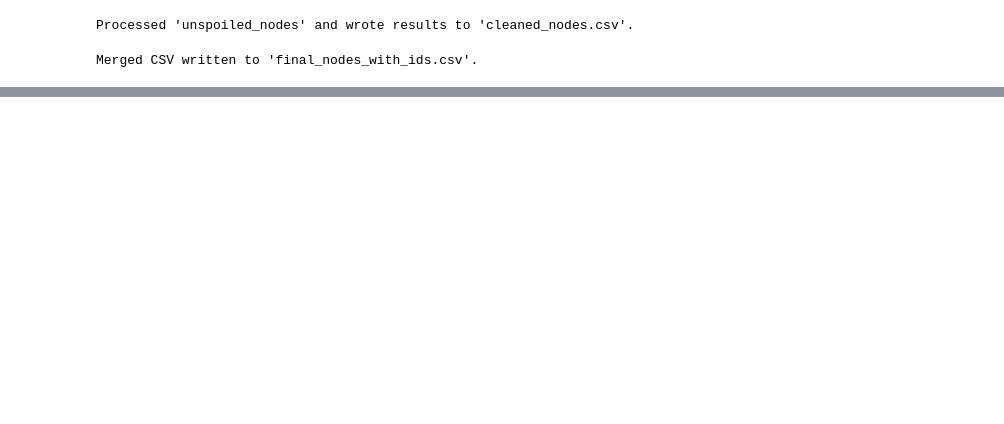
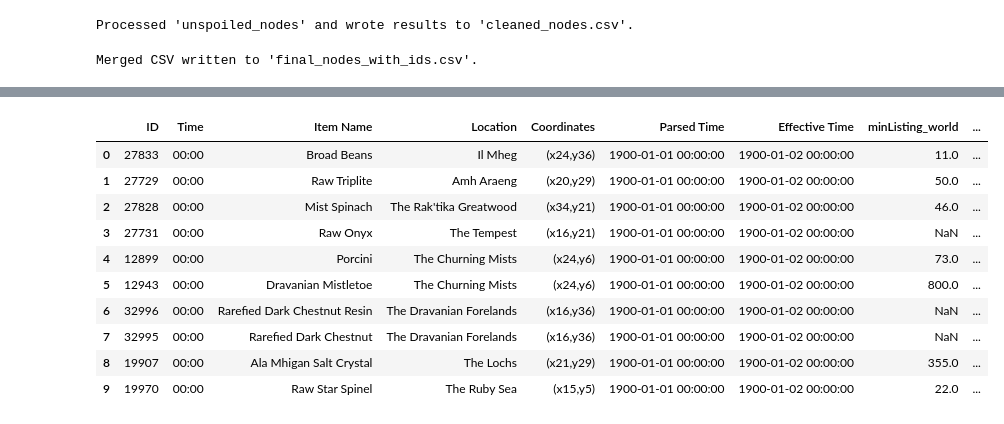
Before and after one commit to Qyrnore/tanuki-notebooks, a Jupyter notebook: timed_nodes.ipynb, the cells around one changed output, grey strips where cells are left out. Cells and saved outputs as stored; diff of their text form; code cells hidden in the pictures; blank space fills up the shorter version.

Commit message:
Add Universalis Market Request and Output Table

```diff
--- a/timed_nodes.ipynb
+++ b/timed_nodes.ipynb
@@ -211,0 +334,20 @@ Items scheduled in the next 24 hours:
+# %%
+import pandas as pd
+
+# Read the final CSV with market data (20 rows)
+df_market = pd.read_csv("final_nodes_with_ids_market.csv")
+
+from IPython.display import display
+display(df_market)
+# %% [output]
+|  | ID | Time | Item Name | Location | Coordinates | Parsed Time | Effective Time | minListing_world | ... |
+| 0 | 27833 | 00:00 | Broad Beans | Il Mheg | (x24,y36) | 1900-01-01 00:00:00 | 1900-01-02 00:00:00 | 11.0 | ... |
+| 1 | 27729 | 00:00 | Raw Triplite | Amh Araeng | (x20,y29) | 1900-01-01 00:00:00 | 1900-01-02 00:00:00 | 50.0 | ... |
+| 2 | 27828 | 00:00 | Mist Spinach | The Rak'tika Greatwood | (x34,y21) | 1900-01-01 00:00:00 | 1900-01-02 00:00:00 | 46.0 | ... |
+| 3 | 27731 | 00:00 | Raw Onyx | The Tempest | (x16,y21) | 1900-01-01 00:00:00 | 1900-01-02 00:00:00 | NaN | ... |
+| 4 | 12899 | 00:00 | Porcini | The Churning Mists | (x24,y6) | 1900-01-01 00:00:00 | 1900-01-02 00:00:00 | 73.0 | ... |
+| 5 | 12943 | 00:00 | Dravanian Mistletoe | The Churning Mists | (x24,y6) | 1900-01-01 00:00:00 | 1900-01-02 00:00:00 | 800.0 | ... |
+| 6 | 32996 | 00:00 | Rarefied Dark Chestnut Resin | The Dravanian Forelands | (x16,y36) | 1900-01-01 00:00:00 | 1900-01-02 00:00:00 | NaN | ... |
+| 7 | 32995 | 00:00 | Rarefied Dark Chestnut | The Dravanian Forelands | (x16,y36) | 1900-01-01 00:00:00 | 1900-01-02 00:00:00 | NaN | ... |
+| 8 | 19907 | 00:00 | Ala Mhigan Salt Crystal | The Lochs | (x21,y29) | 1900-01-01 00:00:00 | 1900-01-02 00:00:00 | 355.0 | ... |
+| 9 | 19970 | 00:00 | Raw Star Spinel | The Ruby Sea | (x15,y5) | 1900-01-01 00:00:00 | 1900-01-02 00:00:00 | 22.0 | ... |
```
Also changed, not shown: parts of 4 cells of this notebook, 1 other file.
